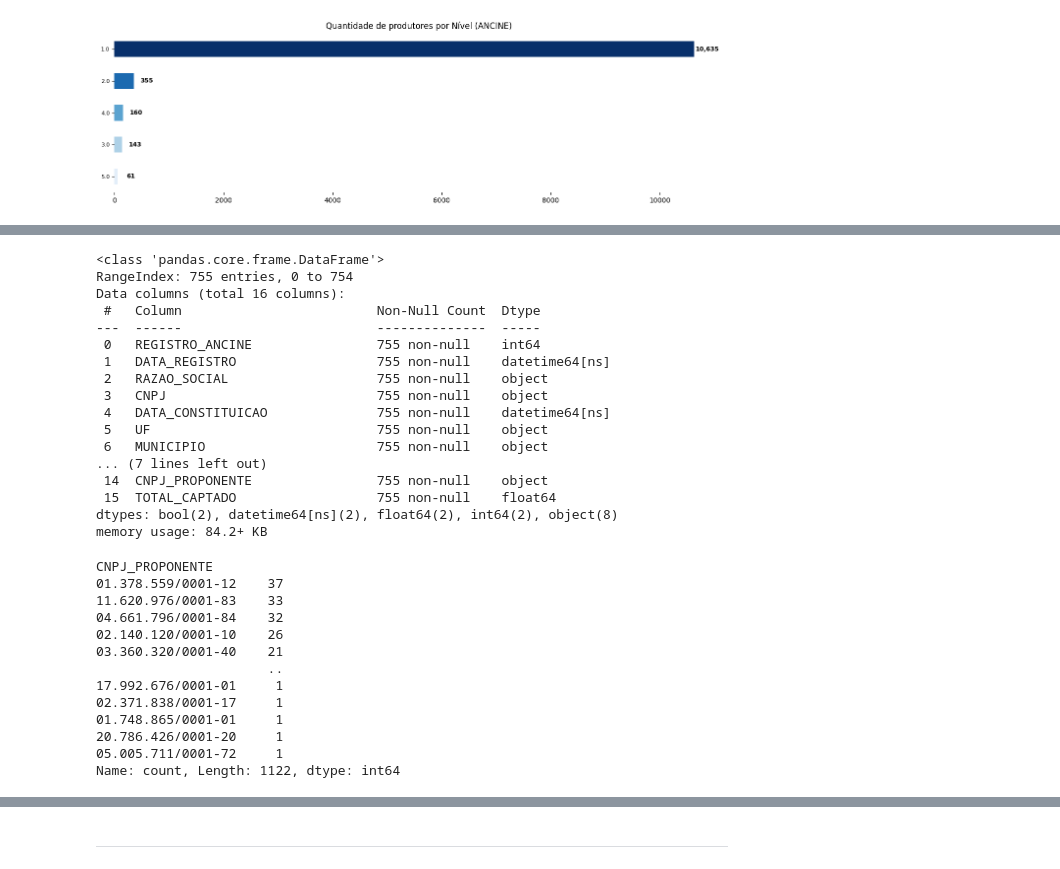
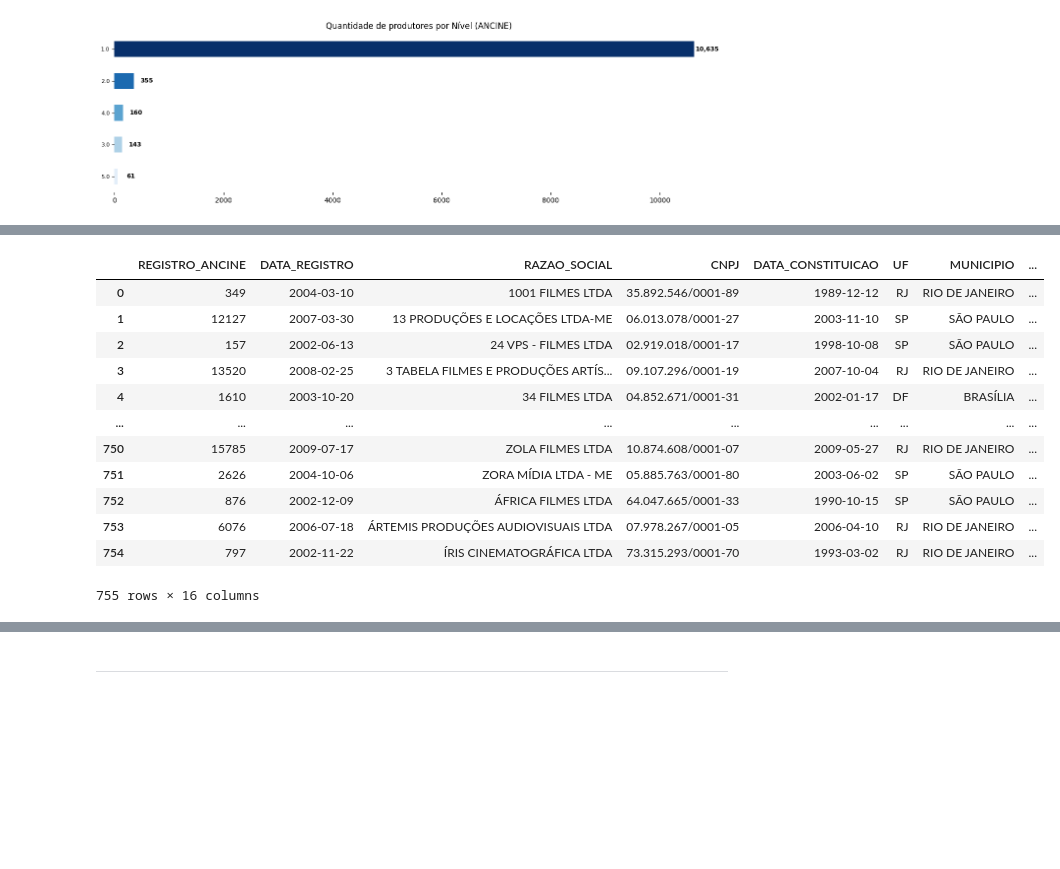
Before and after one commit to fonsecadados/AgenciaNacionalDoCinema_ANCINE, a Jupyter notebook: ANCINE_DesafiosEOportunidades.ipynb, the cells around one changed output, grey strips where cells are left out. Drawn from its saved outputs; the diff is of its cells as text; code cells hidden in the pictures; blank space fills up the shorter version.

```diff
--- a/ANCINE_DesafiosEOportunidades.ipynb
+++ b/ANCINE_DesafiosEOportunidades.ipynb
@@ -586,53 +629,23 @@ classificacao_5 = agnts_tabela_unificada[agnts_tabela_unificada['CLASSIFICACAO_N
 # %%
 #NÃO EXCLUIR - PRODUTORAS COM PROJETOS DE RENÚNCIA FISCAL
 renun_fiscal_captados = proj_renuncia_fiscal.copy()
 renun_fiscal_captados['TOTAL_CAPTADO'] = renun_fiscal_captados['TOTAL_CAPTADO'].str.split(',').apply(lambda x: [float(i) for i in x]).apply(sum)
 valor_captado_produtoras = renun_fiscal_captados.groupby(['RAZAO_SOCIAL_PROPONENTE', 'CNPJ_PROPONENTE'])['TOTAL_CAPTADO'].sum().reset_index()
 produtoras_proj_renun_fiscal = valor_captado_produtoras.sort_values(by='TOTAL_CAPTADO', ascending=False)
 
 produtoras_proj_renun_fiscal = agnts_tabela_unificada.merge(produtoras_proj_renun_fiscal, left_on='CNPJ', right_on='CNPJ_PROPONENTE')
-produtoras_proj_renun_fiscal.info()
+produtoras_proj_renun_fiscal
 # %% [output]
+|  | REGISTRO_ANCINE | DATA_REGISTRO | RAZAO_SOCIAL | CNPJ | DATA_CONSTITUICAO | UF | MUNICIPIO | ... |
+| 0 | 349 | 2004-03-10 | 1001 FILMES LTDA | 35.892.546/0001-89 | 1989-12-12 | RJ | RIO DE JANEIRO | ... |
+| 1 | 12127 | 2007-03-30 | 13 PRODUÇÕES E LOCAÇÕES LTDA-ME | 06.013.078/0001-27 | 2003-11-10 | SP | SÃO PAULO | ... |
+| 2 | 157 | 2002-06-13 | 24 VPS - FILMES LTDA | 02.919.018/0001-17 | 1998-10-08 | SP | SÃO PAULO | ... |
+| 3 | 13520 | 2008-02-25 | 3 TABELA FILMES E PRODUÇÕES ARTÍS... | 09.107.296/0001-19 | 2007-10-04 | RJ | RIO DE JANEIRO | ... |
+| 4 | 1610 | 2003-10-20 | 34 FILMES LTDA | 04.852.671/0001-31 | 2002-01-17 | DF | BRASÍLIA | ... |
+| ... | ... | ... | ... | ... | ... | ... | ... | ... |
+| 750 | 15785 | 2009-07-17 | ZOLA FILMES LTDA | 10.874.608/0001-07 | 2009-05-27 | RJ | RIO DE JANEIRO | ... |
+| 751 | 2626 | 2004-10-06 | ZORA MÍDIA LTDA - ME | 05.885.763/0001-80 | 2003-06-02 | SP | SÃO PAULO | ... |
+| 752 | 876 | 2002-12-09 | ÁFRICA FILMES LTDA | 64.047.665/0001-33 | 1990-10-15 | SP | SÃO PAULO | ... |
+| 753 | 6076 | 2006-07-18 | ÁRTEMIS PRODUÇÕES AUDIOVISUAIS LTDA | 07.978.267/0001-05 | 2006-04-10 | RJ | RIO DE JANEIRO | ... |
+| 754 | 797 | 2002-11-22 | ÍRIS CINEMATOGRÁFICA LTDA | 73.315.293/0001-70 | 1993-03-02 | RJ | RIO DE JANEIRO | ... |
-<class 'pandas.core.frame.DataFrame'>
-RangeIndex: 755 entries, 0 to 754
-Data columns (total 16 columns):
- #   Column                         Non-Null Count  Dtype
----  ------                         --------------  -----
- 0   REGISTRO_ANCINE                755 non-null    int64
- 1   DATA_REGISTRO                  755 non-null    datetime64[ns]
- 2   RAZAO_SOCIAL                   755 non-null    object
- 3   CNPJ                           755 non-null    object
- 4   DATA_CONSTITUICAO              755 non-null    datetime64[ns]
- 5   UF                             755 non-null    object
- 6   MUNICIPIO                      755 non-null    object
-... (7 lines left out)
- 14  CNPJ_PROPONENTE                755 non-null    object
- 15  TOTAL_CAPTADO                  755 non-null    float64
-dtypes: bool(2), datetime64[ns](2), float64(2), int64(2), object(8)
-memory usage: 84.2+ KB
+755 rows × 16 columns
-# %%
-#NÃO EXCLUIR - PRODUTORAS COM PROJETOS DE RENÚNCIA FISCAL
-fsa_desembolso_captados = proj_fsa_desembolso.copy()
-fsa_desembolso_captados['TOTAL_CAPTADO'] = fsa_desembolso_captados['VL_TOTAL_LIBERADO']
-fsa_desembolso_captados = fsa_desembolso_captados[['CNPJ_PROPONENTE', 'RAZAO_SOCIAL_PROPONENTE',
-       'CNPJ_PRODUTORA', 'RAZAO_SOCIAL_PRODUTORA', 'TOTAL_CAPTADO']]
-fsa_desembolso_captados['TOTAL_CAPTADO'] =  fsa_desembolso_captados['TOTAL_CAPTADO'].fillna('0')
-valor_captado_produtoras_fsa = fsa_desembolso_captados.groupby(['RAZAO_SOCIAL_PROPONENTE', 'CNPJ_PROPONENTE'])['TOTAL_CAPTADO'].sum().reset_index()
-produtoras_proj_fsa_desembolso = valor_captado_produtoras_fsa.sort_values(by='TOTAL_CAPTADO', ascending=False)
-
-produtoras_proj_fsa_desembolso = agnts_tabela_unificada.merge(fsa_desembolso_captados, left_on='CNPJ', right_on='CNPJ_PROPONENTE')
-produtoras_proj_fsa_desembolso['CNPJ_PROPONENTE'].value_counts()
-# %% [output]
-CNPJ_PROPONENTE
-01.378.559/0001-12    37
-11.620.976/0001-83    33
-04.661.796/0001-84    32
-02.140.120/0001-10    26
-03.360.320/0001-40    21
-                      ..
-17.992.676/0001-01     1
-02.371.838/0001-17     1
-01.748.865/0001-01     1
-20.786.426/0001-20     1
-05.005.711/0001-72     1
-Name: count, Length: 1122, dtype: int64
```
Also changed, not shown: parts of 17 cells of this notebook, 1 other file.
